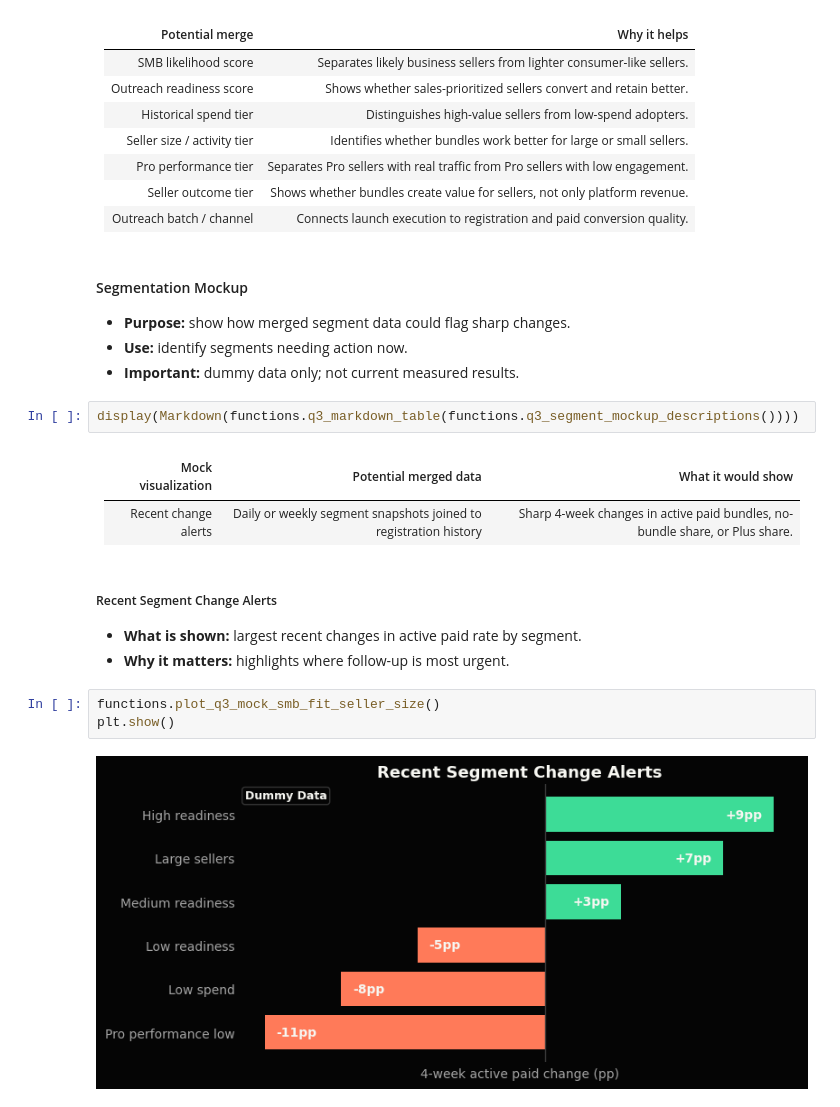
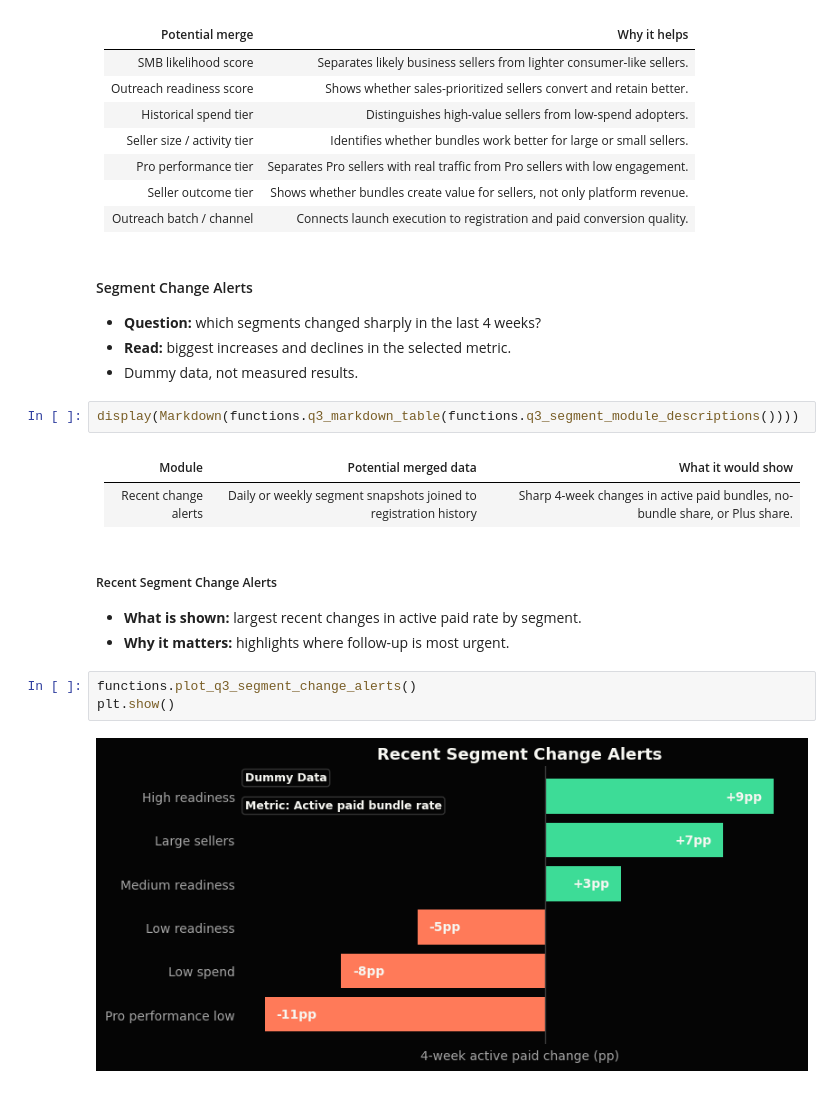
Before and after one commit to omer-t/marktplaats-assignment, a Jupyter notebook: assignments/smb_bundles/q3_monitor.ipynb, the cells around one changed output. Saved outputs shown, nothing was run; the diff lists cells and outputs as text.

```diff
--- a/assignments/smb_bundles/q3_monitor.ipynb
+++ b/assignments/smb_bundles/q3_monitor.ipynb
@@ -335,15 +323,15 @@ display(Markdown(functions.q3_markdown_table(functions.q3_segment_enrichment_opp
 | Seller outcome tier | Shows whether bundles create value for sellers, not only platform revenue. |
 | Outreach batch / channel | Connects launch execution to registration and paid conversion quality. |
 # %% [markdown]
-#### Segmentation Mockup
+#### Segment Change Alerts
 
-- **Purpose:** show how merged segment data could flag sharp changes.
-- **Use:** identify segments needing action now.
-- **Important:** dummy data only; not current measured results.
+- **Question:** which segments changed sharply in the last 4 weeks?
+- **Read:** biggest increases and declines in the selected metric.
+- Dummy data, not measured results.
 # %%
-display(Markdown(functions.q3_markdown_table(functions.q3_segment_mockup_descriptions())))
+display(Markdown(functions.q3_markdown_table(functions.q3_segment_module_descriptions())))
 # %% [output]
-| Mock visualization | Potential merged data | What it would show |
+| Module | Potential merged data | What it would show |
 | --- | --- | --- |
 | Recent change alerts | Daily or weekly segment snapshots joined to registration history | Sharp 4-week changes in active paid bundles, no-bundle share, or Plus share. |
 # %% [markdown]
@@ -352,8 +340,8 @@ display(Markdown(functions.q3_markdown_table(functions.q3_segment_mockup_descrip
 - **What is shown:** largest recent changes in active paid rate by segment.
 - **Why it matters:** highlights where follow-up is most urgent.
 # %%
-functions.plot_q3_mock_smb_fit_seller_size()
+functions.plot_q3_segment_change_alerts()
 plt.show()
 # %% [output]
-[figure, old version]
+[figure, new version]
 # %% [markdown]
```
Also changed, not shown: parts of 25 cells of this notebook, 12 other files.
